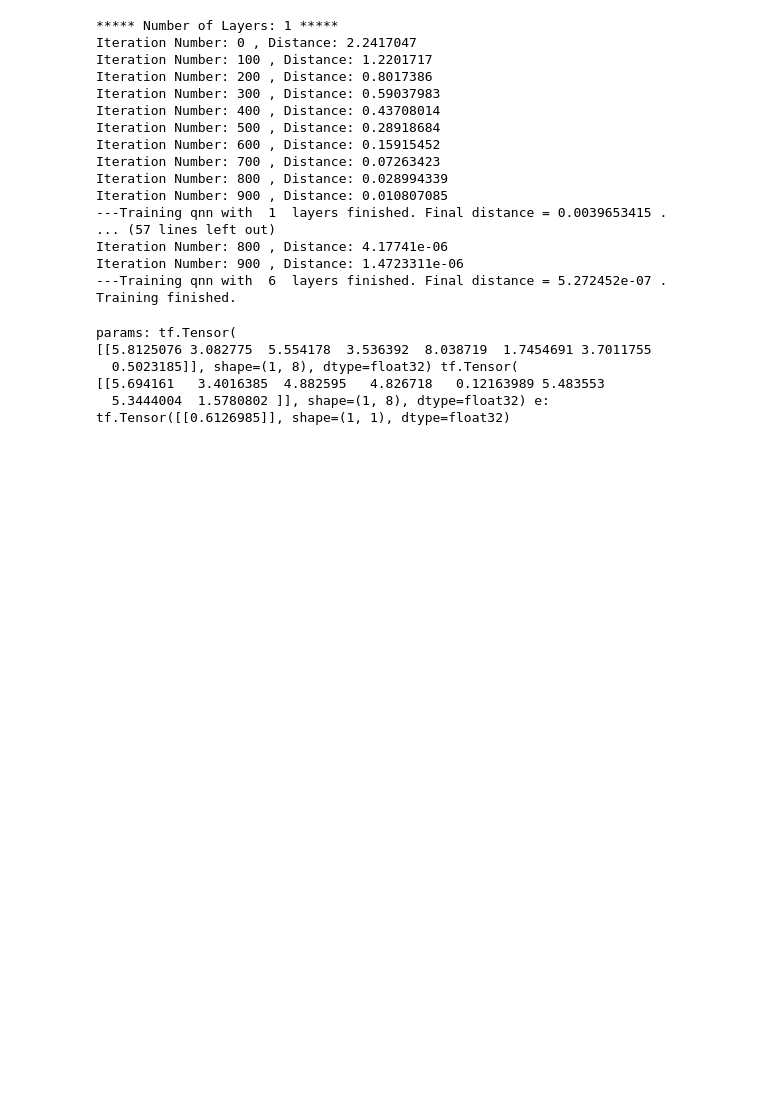
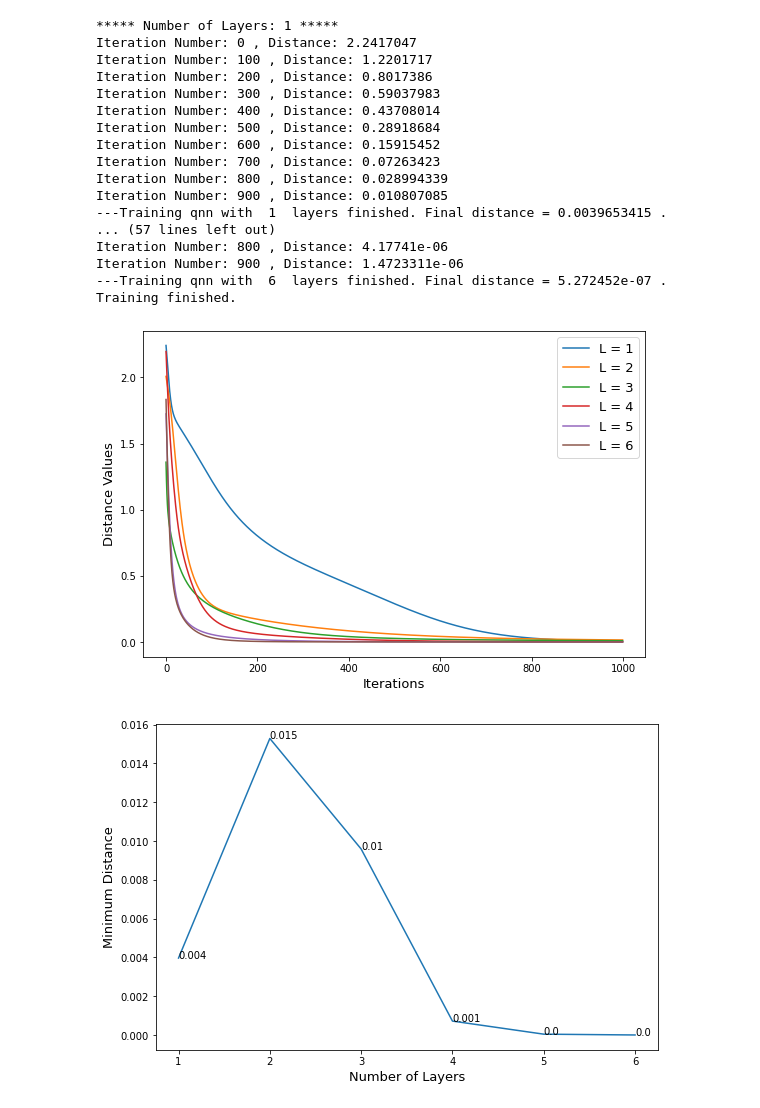
Before and after one commit to nargesalavi/Quantum-Open-Source-Foundation-Mentorship, a Jupyter notebook: QNN_Optimization.ipynb, the cells around one changed output. Saved outputs shown, nothing was run; the diff lists cells and outputs as text; code cells hidden in the pictures; blank space fills up the shorter version.

```diff
--- a/QNN_Optimization.ipynb
+++ b/QNN_Optimization.ipynb
@@ -237,2 +238,0 @@ print(e)
-# %%
-eValues = tf.reshape(eValues,[1,1000])
@@ -352,9 +366,9 @@ qnn = generate_qnn(l,types = types)
 print(qnn)
 
 # Defining and Initializing the parameters:
-params = tf.random.uniform(shape = (1,types*8*l), minval=0, maxval=2*np.pi) #tf.zeros([1,8*l ], tf.float32)
+params = tf.random.uniform(shape = (1,16*l), minval=0, maxval=2*np.pi) #tf.zeros([1,8*l ], tf.float32)
 print('Parameters:\n', params)
-params_names = sympy.symbols(['theta_{}'.format(n) for n in range(types*8*l)])
+params_names = sympy.symbols(['theta_{}'.format(n) for n in range(16*l)])
 
 # Calculating the state vector:
 state_layer = tfq.layers.State()
@@ -437,13 +451,29 @@ Iteration Number: 800 , Distance: 4.17741e-06
 Iteration Number: 900 , Distance: 1.4723311e-06
 ---Training qnn with  6  layers finished. Final distance = 5.272452e-07 .
 Training finished.
-# %%
-  approximation = state_layer(qnn, symbol_names=params_names, symbol_values=params)
-  e = states_distance(approximation,target_state)
-  print('params:', params, params% 2*np.pi, 'e:', e)
-# %% [output]
-params: tf.Tensor(
-[[5.8125076 3.082775  5.554178  3.536392  8.038719  1.7454691 3.7011755
-  0.5023185]], shape=(1, 8), dtype=float32) tf.Tensor(
-[[5.694161   3.4016385  4.882595   4.826718   0.12163989 5.483553
-  5.3444004  1.5780802 ]], shape=(1, 8), dtype=float32) e: tf.Tensor([[0.6126985]], shape=(1, 1), dtype=float32)
+# %%
+plt.figure(figsize=(9, 6))
+min_e = []
+number_of_L = []
+for l in range(1,L+1):
+  with open('/content/mydrive/model2_layer_{}'.format(l)) as f:
+      evalues  = f.read().splitlines()
+  evalues = [float(i) for i in evalues]
+  min_e .append(evalues[len(evalues)-1])
+  number_of_L.append(l)
+  label='L = {}'.format(l)
+  #plt.plot(aliceboblosses[:steps], label='Alice_Bob')
+  plt.plot(evalues,label = label)
+plt.xlabel("Iterations", fontsize=13)
+plt.ylabel("Distance Values", fontsize=13)
+plt.legend(fontsize=13)
+plt.show()
+plt.figure(figsize=(9, 6))
+plt.plot(number_of_L,min_e)
+for i in range(len(min_e)): plt.annotate(np.around(min_e[i], 3), (number_of_L[i], min_e[i]))
+plt.xlabel("Number of Layers", fontsize=13)
+plt.ylabel("Minimum Distance", fontsize=13)
+plt.show()
+# %% [output]
+[figure, added]
+[figure, added]
```
Also changed, not shown: parts of 8 cells of this notebook.
